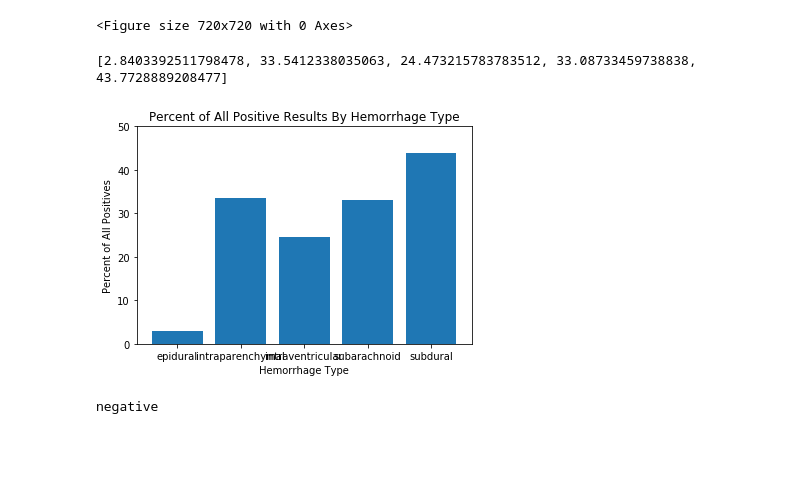
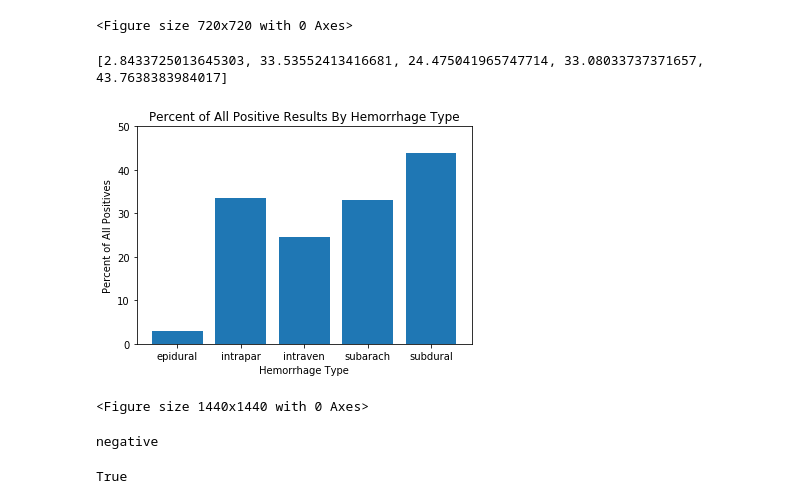
Before and after one commit to 3-3-3/Brain-Hemorrhaging, a Jupyter notebook: Visualization.ipynb, the cells around one changed output. Drawn from its saved outputs; the diff is of its cells as text; code cells hidden in the pictures; blank space fills up the shorter version.

```diff
--- a/Visualization.ipynb
+++ b/Visualization.ipynb
@@ -155,17 +142,19 @@ plt.show()
 # %%
 positive = plt.bar(np.arange(5), pos[:5])
 print(pos[:5])
 
 plt.ylabel('Percent of All Positives')
 plt.xlabel('Hemorrhage Type')
 plt.title('Percent of All Positive Results By Hemorrhage Type')
-plt.xticks(np.arange(5), sub_types[:5])
+plt.xticks(np.arange(5), (x[:8] for x in sub_types[:5]))
 plt.yticks(np.arange(0, 60, 10))
+plt.figure(figsize=(20, 20))
 
 plt.show()
 # %% [output]
-[2.8403392511798478, 33.5412338035063, 24.473215783783512, 33.08733459738838, 43.7728889208477]
+[2.8433725013645303, 33.53552413416681, 24.475041965747714, 33.08033737371657, 43.7638383984017]
-[figure, old version]
+[figure, new version]
+<Figure size 1440x1440 with 0 Axes>
 # %%
 print(list(sub_pos_neg_counts.keys())[1][-8:])
 # %% [output]
@@ -172,0 +185,15 @@ negative
+# %%
+import cv2
+import os
+import png
+
+
+img_file = os.path.join(base_dir, 'ID_00008ce3c.dcm')
+img_data = dcm.read_file(img_file)
+window_center, window_width, intercept, slope = get_windowing(img_data)
+img = dcm.read_file(img_file).pixel_array
+epidural = window_image(img, 600, 2800, intercept, slope)
+brain = window_image(img, 40, 80, intercept, slope)
+subdural = window_image(img, 80, 200, intercept, slope)
+# %% [output]
+True
```
Also changed, not shown: parts of 8 cells of this notebook, 4 other files.
